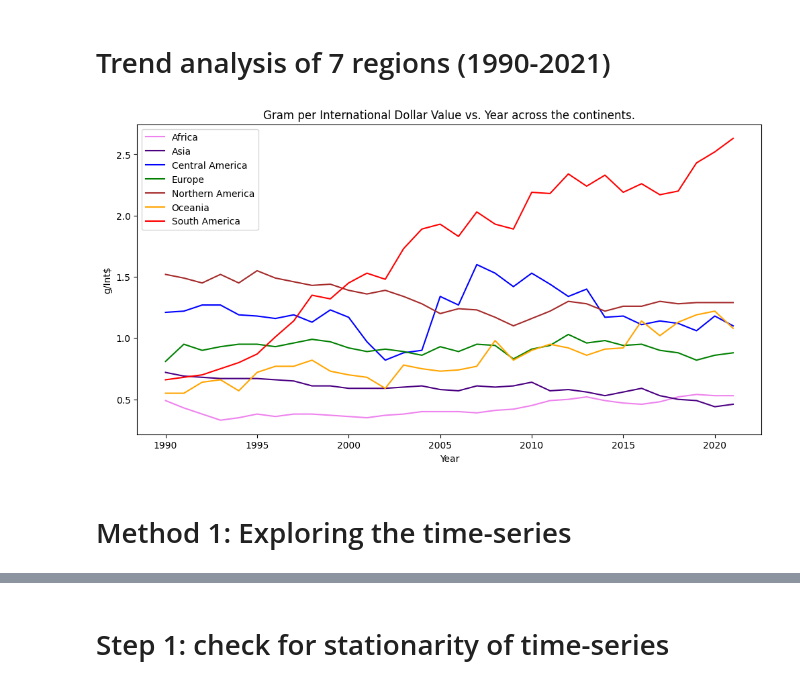
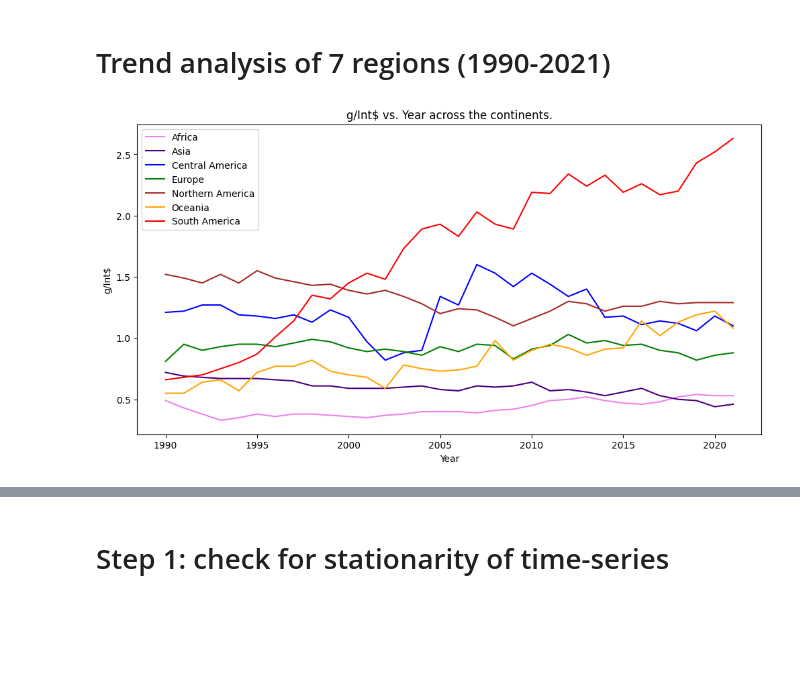
Before and after one commit to TaufiqIslamProtick/pesticide-data-analysis, a Jupyter notebook: source.ipynb, the cells around one changed output, grey strips where cells are left out. Drawn from its saved outputs; the diff is of its cells as text; code cells hidden in the pictures; blank space fills up the shorter version.

```diff
--- a/source.ipynb
+++ b/source.ipynb
@@ -62,26 +62,24 @@ plt.show()
 # %%
 import matplotlib.pyplot as plt
 groupedseries = filtered_df.groupby('Area')
 listofdfs = [group for _, group in groupedseries]
 colors = ['violet','indigo','blue','green','brown','orange','red']
 plt.figure(figsize=[12,6])
 for i in range(len(listofdfs)):
     temp = listofdfs[i]
     label = temp['Area'].unique()[0]
     plt.plot(
         temp['Year'],
         temp['Value'],
         marker = None,
         linestyle = '-',
         color = colors[i],
         label =label
     )
 plt.xlabel('Year')
 plt.ylabel('g/Int$')
-plt.title('Gram per International Dollar Value vs. Year across the continents.')
+plt.title('g/Int$ vs. Year across the continents.')
 plt.legend()
 plt.show()
 # %% [output]
-[figure, old version]
+[figure, new version]
-# %% [markdown]
-# Method 1: Exploring the time-series
```
Also changed, not shown: parts of 34 cells of this notebook.
